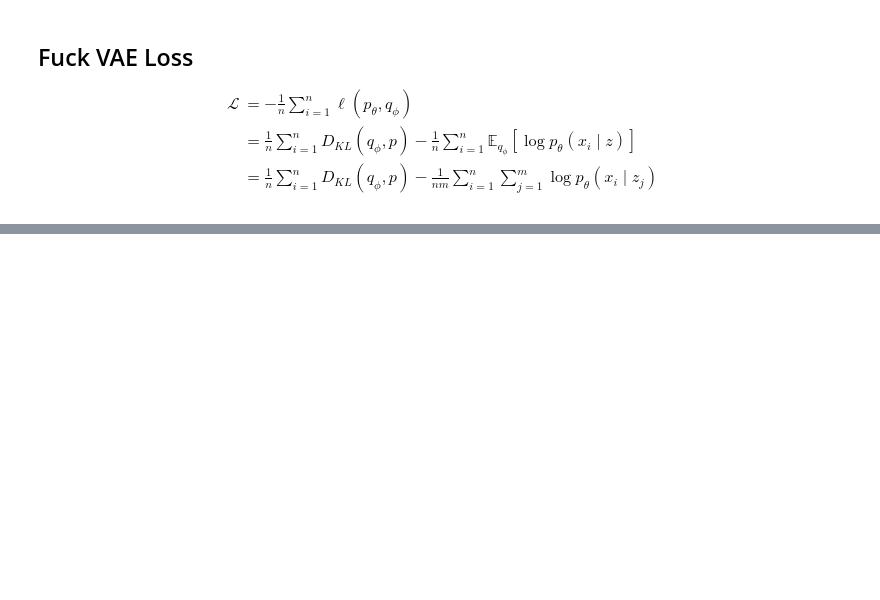
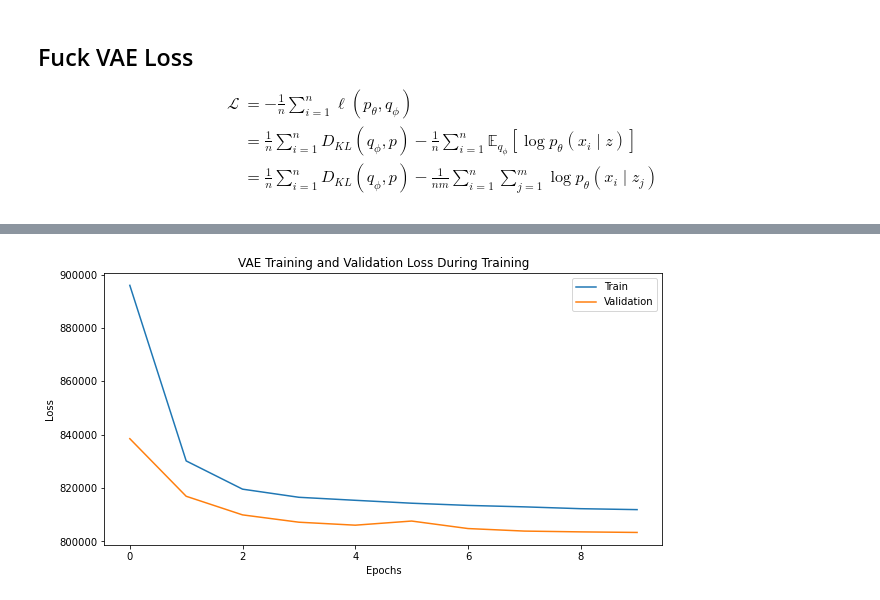
Before and after one commit to RUiN-jiarun/fuck, a Jupyter notebook: fuck_vae.ipynb, the cells around one changed output, grey strips where cells are left out. Drawn from its saved outputs; the diff is of its cells as text; code cells hidden in the pictures; blank space fills up the shorter version.

```diff
--- a/fuck_vae.ipynb
+++ b/fuck_vae.ipynb
@@ -120,0 +133,15 @@ class VAE(nn.Module):
+# %%
+# Build a custom dataset
+class CustomDataset(datasets.ImageFolder):
+    def __init__(self, root, file_list, transform=None):
+        super(CustomDataset, self).__init__(root, transform)
+        self.file_list = set(file_list)
+        self.samples = [s for s in self.samples if os.path.basename(s[0]) in self.file_list]
+        self.targets = [s[1] for s in self.samples]
+
+    def __getitem__(self, index):
+        path, target = self.samples[index]
+        sample = self.loader(path)
+        if self.transform is not None:
+            sample = self.transform(sample)
+        return sample, target
@@ -120,0 +269,15 @@ class VAE(nn.Module):
+# %%
+# Converting loss tensors to lists
+for i in range(len(train_loss_list)):
+    train_loss_list[i] = train_loss_list[i].to('cpu').numpy().tolist()
+    valid_loss_list[i] = valid_loss_list[i].to('cpu').numpy().tolist()
+plt.figure(figsize=(10, 5))
+plt.title("VAE Training and Validation Loss During Training")
+plt.plot(train_loss_list, label="Train")
+plt.plot(valid_loss_list, label="Validation")
+plt.xlabel("Epochs")
+plt.ylabel("Loss")
+plt.legend()
+plt.show()
+# %% [output]
+[figure, added]
```
Also changed, not shown: parts of 14 cells of this notebook, 2 other files.
